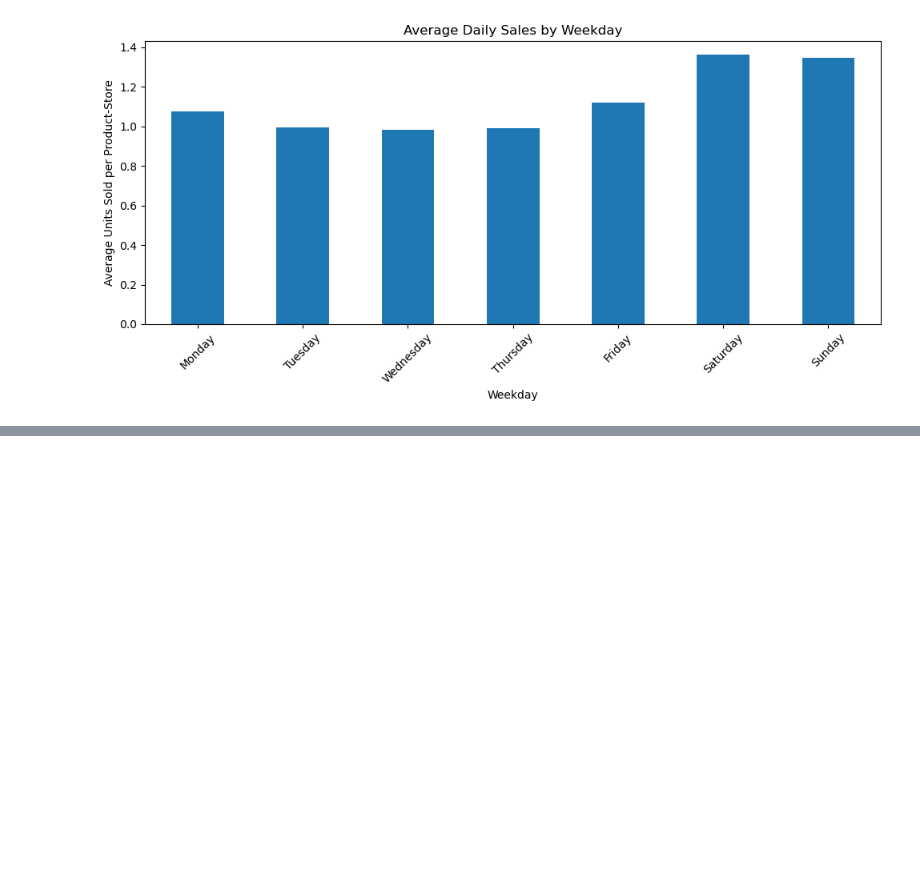
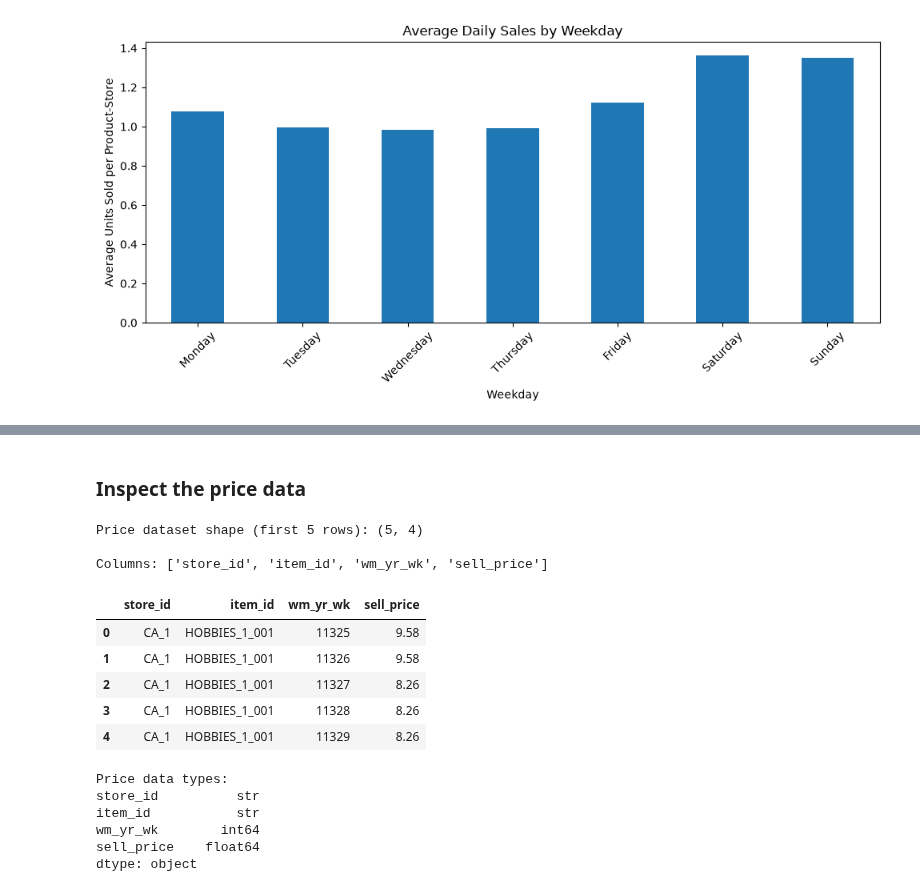
Before and after one commit to 20deepak28/demand-analysis-project, a Jupyter notebook: notebooks/02_data_prep.ipynb, the cells around one changed output, grey strips where cells are left out. Saved outputs shown, nothing was run; the diff lists cells and outputs as text; code cells hidden in the pictures; blank space fills up the shorter version.

```diff
--- a/notebooks/02_data_prep.ipynb
+++ b/notebooks/02_data_prep.ipynb
@@ -194,0 +631,29 @@ plt.show()
+# %% [markdown]
+### Inspect the price data
+# %%
+sell_prices_path = DATA_DIR / "sell_prices.csv"
+
+prices_sample = pd.read_csv(sell_prices_path, nrows=5)
+
+print("Price dataset shape (first 5 rows):", prices_sample.shape)
+print("\nColumns:", prices_sample.columns.tolist())
+display(prices_sample)
+
+print("\nPrice data types:")
+print(prices_sample.dtypes)
+# %% [output]
+Price dataset shape (first 5 rows): (5, 4)
+
+Columns: ['store_id', 'item_id', 'wm_yr_wk', 'sell_price']
+|  | store_id | item_id | wm_yr_wk | sell_price |
+| 0 | CA_1 | HOBBIES_1_001 | 11325 | 9.58 |
+| 1 | CA_1 | HOBBIES_1_001 | 11326 | 9.58 |
+| 2 | CA_1 | HOBBIES_1_001 | 11327 | 8.26 |
+| 3 | CA_1 | HOBBIES_1_001 | 11328 | 8.26 |
+| 4 | CA_1 | HOBBIES_1_001 | 11329 | 8.26 |
+Price data types:
+store_id          str
+item_id           str
+wm_yr_wk        int64
+sell_price    float64
+dtype: object
```
Also changed, not shown: parts of 44 cells of this notebook, 1 other file.
